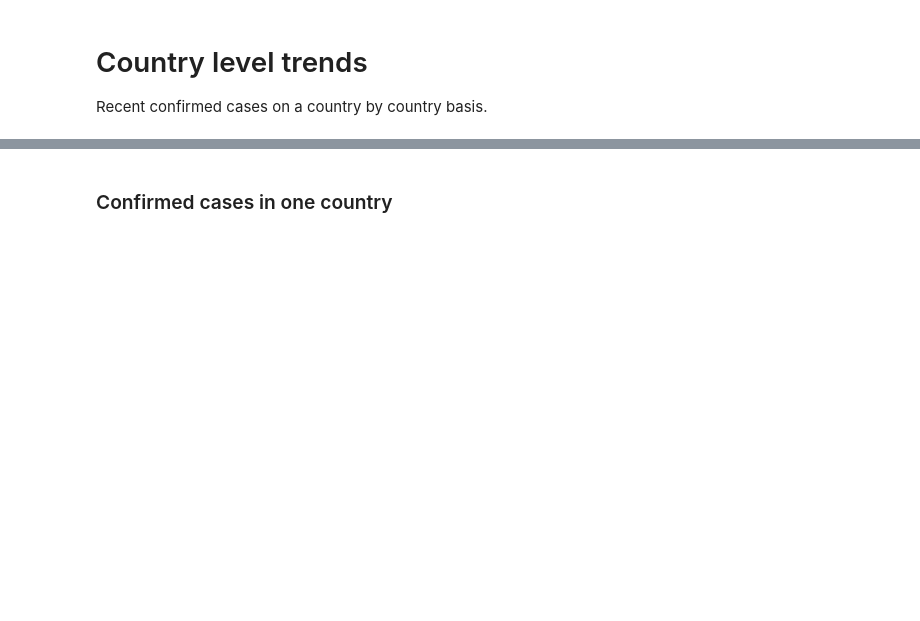
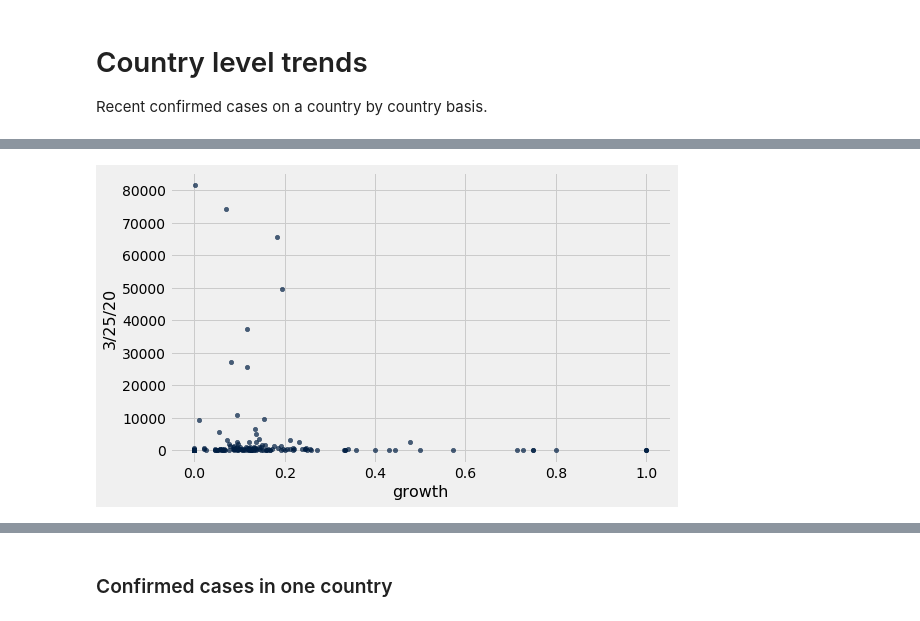
Before and after one commit to deculler/covid19, a Jupyter notebook: Covid19-Worldwide.ipynb, the cells around one changed output, grey strips where cells are left out. Drawn from its saved outputs; the diff is of its cells as text; code cells hidden in the pictures; blank space fills up the shorter version.

```diff
--- a/Covid19-Worldwide.ipynb
+++ b/Covid19-Worldwide.ipynb
@@ -306,0 +309,3 @@ countries_by_day.top(5).trend().take[-10:]
+# %%
+final_trend = countries_by_day.trend().take[-1:]
+final_trend
@@ -306,0 +315,15 @@ countries_by_day.top(5).trend().take[-10:]
+# %%
+def countries(raw_world):
+    """Country level metadata from the raw source"""
+    res = raw_world.select(['Country/Region', 'Lat', 'Long']).group('Country/Region', np.mean)
+    return res
+
+def get_new(trend, country):
+    return trend['new ' + country][-1]
+# %%
+country_summary = countries(raw_confirmed).join('Country/Region', raw_by_country.select(['Country/Region', last_day]))
+country_summary['new'] = country_summary.apply(lambda c: get_new(final_trend, c), 'Country/Region')
+country_summary['growth'] = country_summary['new'] / country_summary[last_day]
+country_summary = country_summary.where(country_summary['new'] >= 0)
+# %%
+country_summary.sort('growth', descending=True).show()
@@ -306,0 +348,4 @@ countries_by_day.top(5).trend().take[-10:]
+# %%
+country_summary.where(country_summary['growth']>=0).select([last_day, 'growth']).scatter('growth', width=8)
+# %% [output]
+[figure, added]
```
Also changed, not shown: parts of 25 cells of this notebook, 5 other files.
